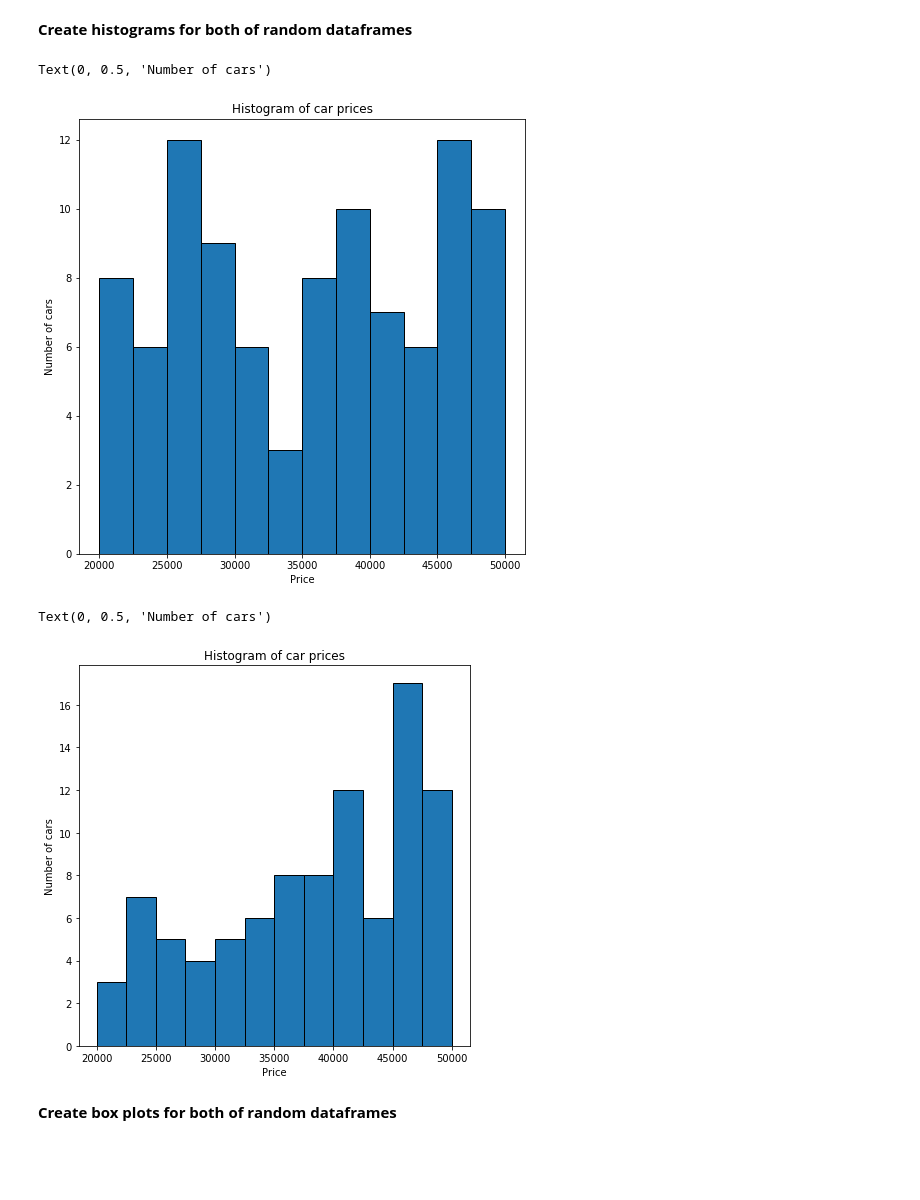
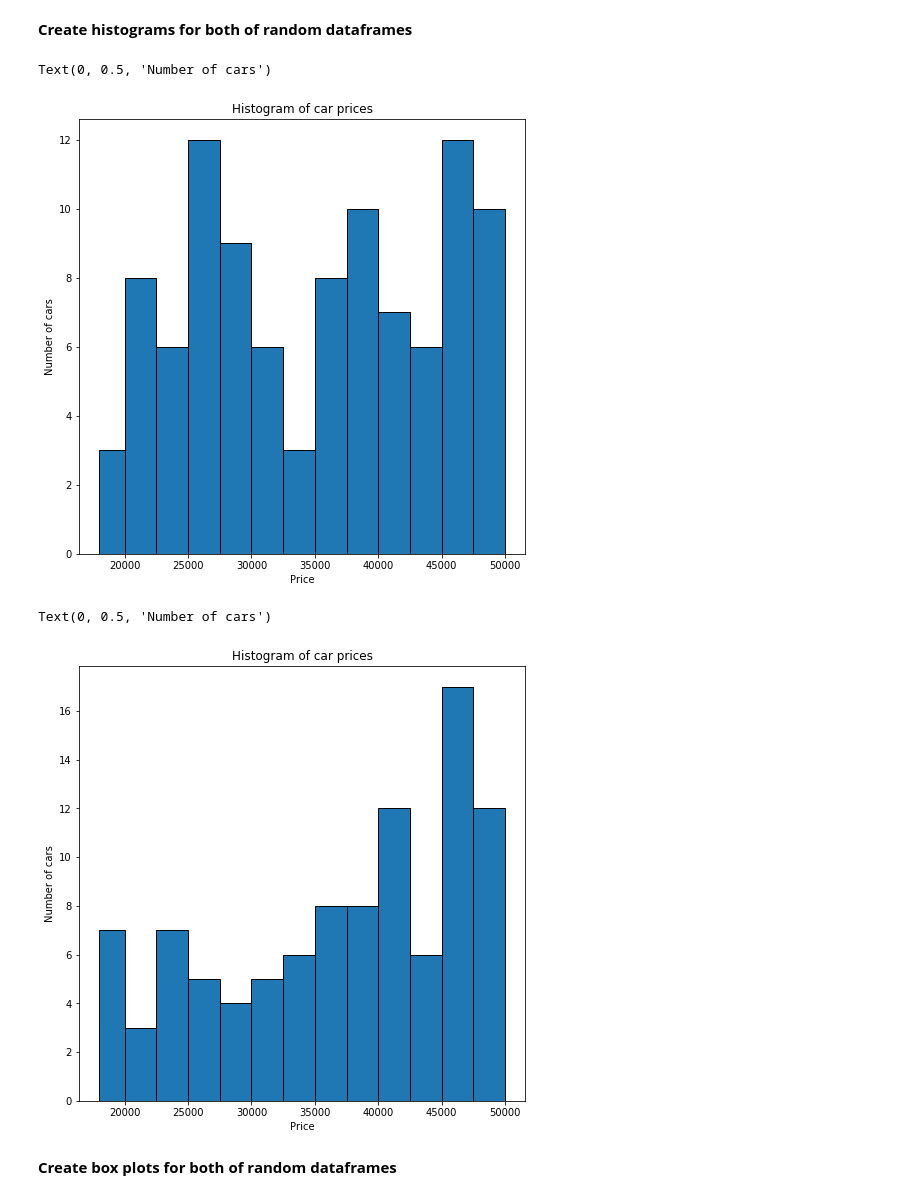
Before and after one commit to Netherwulf/data-science-toolkit, a Jupyter notebook: pandas_introduction.ipynb, the cells around one changed output. Cells and saved outputs as stored; diff of their text form; code cells hidden in the pictures; blank space fills up the shorter version.

Commit message:
Updated histogram bins division
Updated histogram bins division

```diff
--- a/pandas_introduction.ipynb
+++ b/pandas_introduction.ipynb
@@ -196,18 +186,18 @@ second_random_dataframe
 # %% [markdown]
 <b>Create histograms for both of random dataframes</b>
 # %%
-plt.hist(first_random_dataframe['Price'], bins=[20000, 22500, 25000, 27500, 30000, 32500, 35000, 37500, 40000, 42500, 45000, 47500, 50000], ec='black')
+plt.hist(first_random_dataframe['Price'], bins=[18000, 20000, 22500, 25000, 27500, 30000, 32500, 35000, 37500, 40000, 42500, 45000, 47500, 50000], ec='black')
 fig_size = plt.rcParams["figure.figsize"]
 fig_size[0] = 8
 fig_size[1] = 8
 plt.title('Histogram of car prices')
 plt.xlabel('Price')
 plt.ylabel('Number of cars')
 # %% [output]
 Text(0, 0.5, 'Number of cars')
-[figure, old version]
+[figure, new version]
 # %%
-plt.hist(second_random_dataframe['Price'], bins=[20000, 22500, 25000, 27500, 30000, 32500, 35000, 37500, 40000, 42500, 45000, 47500, 50000], ec='black')
+plt.hist(second_random_dataframe['Price'], bins=[18000, 20000, 22500, 25000, 27500, 30000, 32500, 35000, 37500, 40000, 42500, 45000, 47500, 50000], ec='black')
 fig_size = plt.rcParams["figure.figsize"]
 fig_size[0] = 8
 fig_size[1] = 8
@@ -216,7 +206,7 @@ plt.xlabel('Price')
 plt.ylabel('Number of cars')
 # %% [output]
 Text(0, 0.5, 'Number of cars')
-[figure, old version]
+[figure, new version]
 # %% [markdown]
 <b>Create box plots for both of random dataframes</b>
 # %%
```
Also changed, not shown: parts of 9 cells of this notebook.
